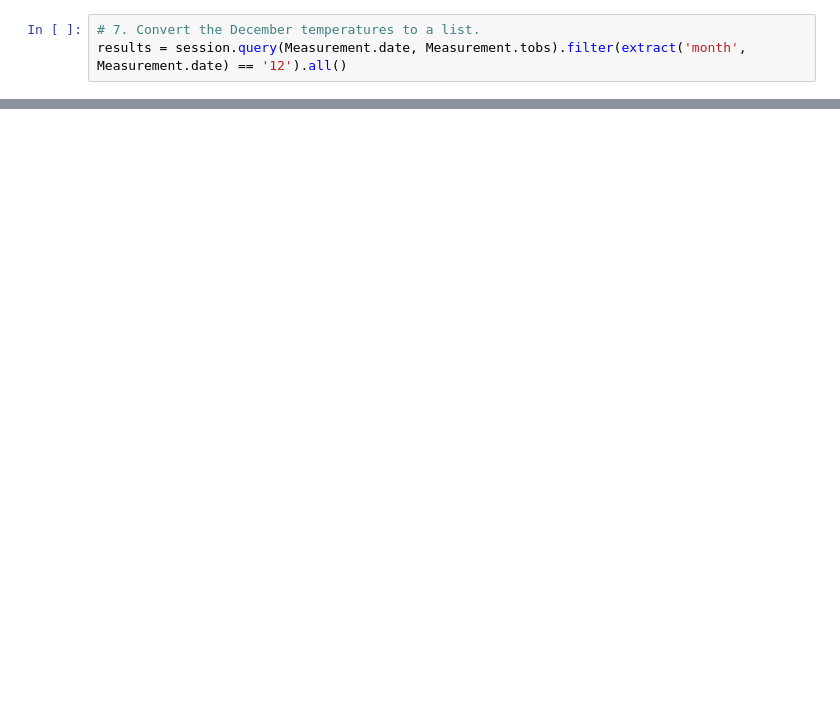
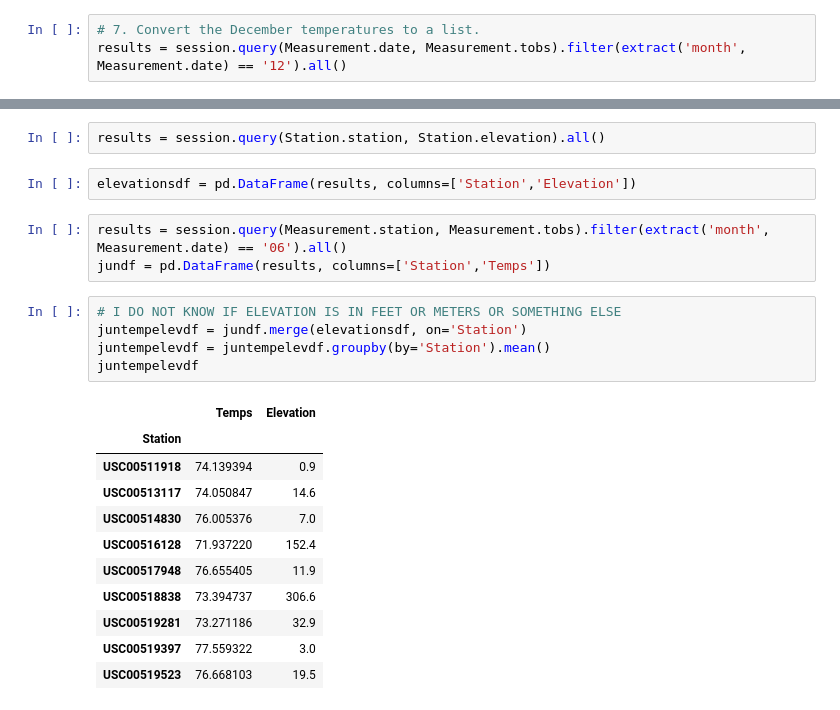
Before and after one commit to jzebker/surfs_up, a Jupyter notebook: SurfsUp_Challenge.ipynb, the cells around one changed output, grey strips where cells are left out. Drawn from its saved outputs; the diff is of its cells as text; blank space fills up the shorter version.

```diff
--- a/SurfsUp_Challenge.ipynb
+++ b/SurfsUp_Challenge.ipynb
@@ -83,0 +128,24 @@ df.describe()
+# %%
+results = session.query(Station.station, Station.elevation).all()
+# %%
+elevationsdf = pd.DataFrame(results, columns=['Station','Elevation'])
+# %%
+results = session.query(Measurement.station, Measurement.tobs).filter(extract('month', Measurement.date) == '06').all()
+jundf = pd.DataFrame(results, columns=['Station','Temps'])
+# %%
+# I DO NOT KNOW IF ELEVATION IS IN FEET OR METERS OR SOMETHING ELSE
+juntempelevdf = jundf.merge(elevationsdf, on='Station')
+juntempelevdf = juntempelevdf.groupby(by='Station').mean()
+juntempelevdf
+# %% [output]
+|  | Temps | Elevation |
+| Station |  |  |
+| USC00511918 | 74.139394 | 0.9 |
+| USC00513117 | 74.050847 | 14.6 |
+| USC00514830 | 76.005376 | 7.0 |
+| USC00516128 | 71.937220 | 152.4 |
+| USC00517948 | 76.655405 | 11.9 |
+| USC00518838 | 73.394737 | 306.6 |
+| USC00519281 | 73.271186 | 32.9 |
+| USC00519397 | 77.559322 | 3.0 |
+| USC00519523 | 76.668103 | 19.5 |
```
Also changed, not shown: parts of 13 cells of this notebook, 5 other files.
